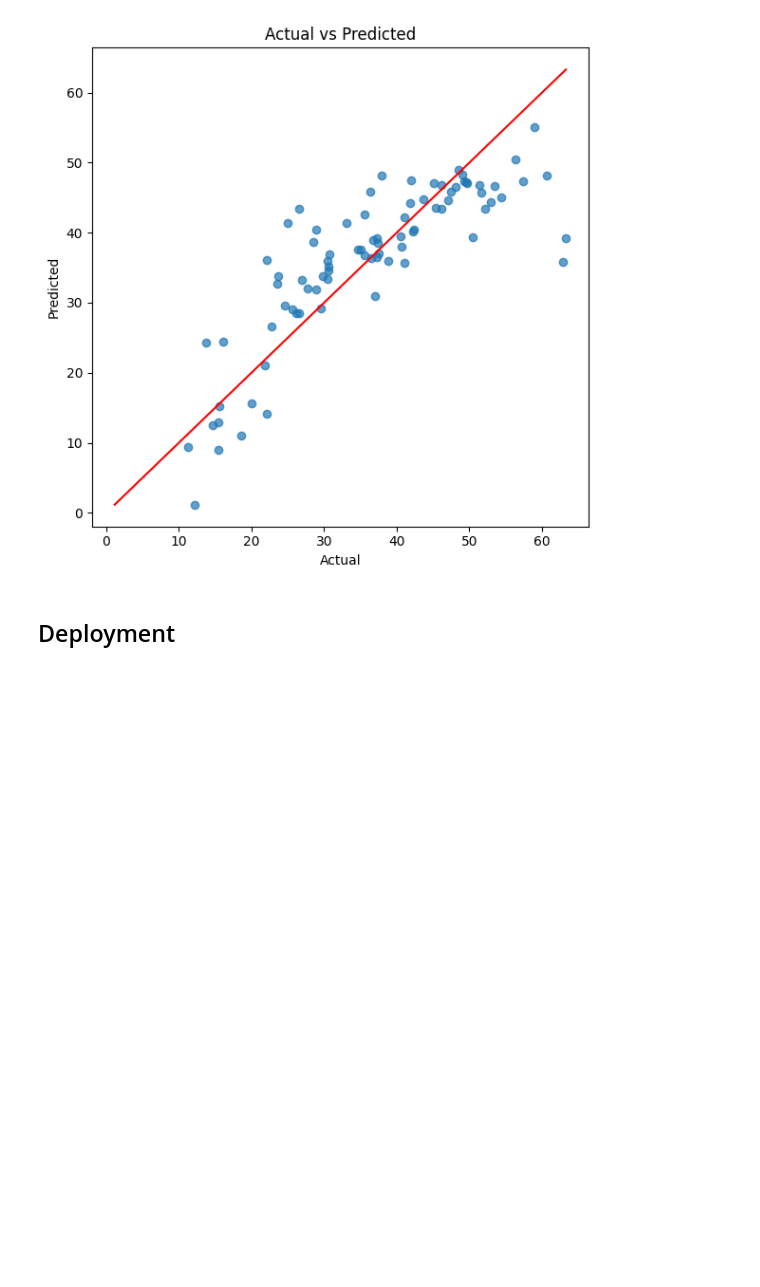
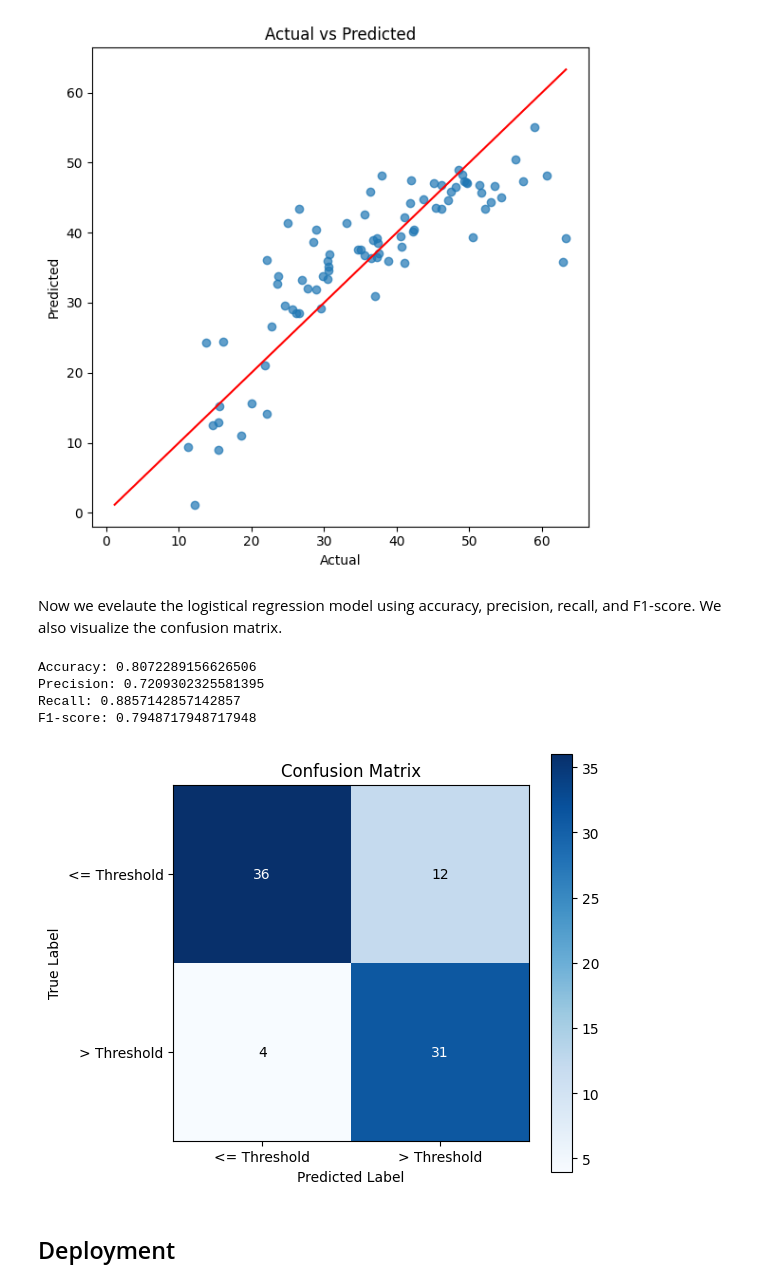
Before and after one commit to TheZink/MLL, a Jupyter notebook: Documents/LinearLogisticRegression/linear_daniel.ipynb, the cells around one changed output. Saved outputs shown, nothing was run; the diff lists cells and outputs as text; code cells hidden in the pictures; blank space fills up the shorter version.

Commit message:
Add logistical regression

```diff
--- a/Documents/LinearLogisticRegression/linear_daniel.ipynb
+++ b/Documents/LinearLogisticRegression/linear_daniel.ipynb
@@ -44,0 +52,6 @@ LinearRegression()
+# %%
+threshold = float(y_train.mean())
+y_train_binary = (y_train > threshold).astype(int)
+y_test_binary = (y_test > threshold).astype(int)
+logisticRegressionModel = LogisticRegression()
+logisticRegressionModel.fit(X_train, y_train_binary)
@@ -95,5 +118,51 @@ dtype: float64
 First 5 predictions: [47.04645871 40.40783016 43.37463978 39.20600382 26.62817953]
 First 5 actual values: [45.1 42.3 52.2 37.3 22.8]
 [figure]
+# %% [markdown]
+Now we evelaute the logistical regression model using accuracy, precision, recall, and F1-score. We also visualize the confusion matrix.
+# %%
+# Make predictions
+y_pred = logisticRegressionModel.predict(X_test)
+
+# Calculate metrics
+accuracy = accuracy_score(y_test_binary, y_pred)
+precision = precision_score(y_test_binary, y_pred, zero_division=0)  # Handle edge cases
+recall = recall_score(y_test_binary, y_pred, zero_division=0)
+f1 = f1_score(y_test_binary, y_pred, zero_division=0)
+
+print("Logistic Regression Evaluation:")
+print("Accuracy:", accuracy)
+print("Precision:", precision)
+print("Recall:", recall)
+print("F1-score:", f1)
+
+
+# Confusion Matrix with annotations
+cm = confusion_matrix(y_test_binary, y_pred)
+plt.figure(figsize=(6, 5))
+plt.imshow(cm, interpolation="nearest", cmap=plt.cm.Blues)
+plt.title("Confusion Matrix")
+plt.colorbar()
+
+tick_marks = np.arange(2)
+plt.xticks(tick_marks, ["<= Threshold", "> Threshold"])
+plt.yticks(tick_marks, ["<= Threshold", "> Threshold"])
+
+# Add text annotations
+for i in range(2):
+    for j in range(2):
+        plt.text(j, i, str(cm[i, j]), ha="center", va="center",
+                 color="white" if cm[i, j] > cm.max() / 2 else "black")
+
+plt.xlabel("Predicted Label")
+plt.ylabel("True Label")
+plt.tight_layout()
+plt.show()
+# %% [output]
+Accuracy: 0.8072289156626506
+Precision: 0.7209302325581395
+Recall: 0.8857142857142857
+F1-score: 0.7948717948717948
+[figure, added]
 # %% [markdown]
 ## Deployment
```
Also changed, not shown: parts of 7 cells of this notebook.
